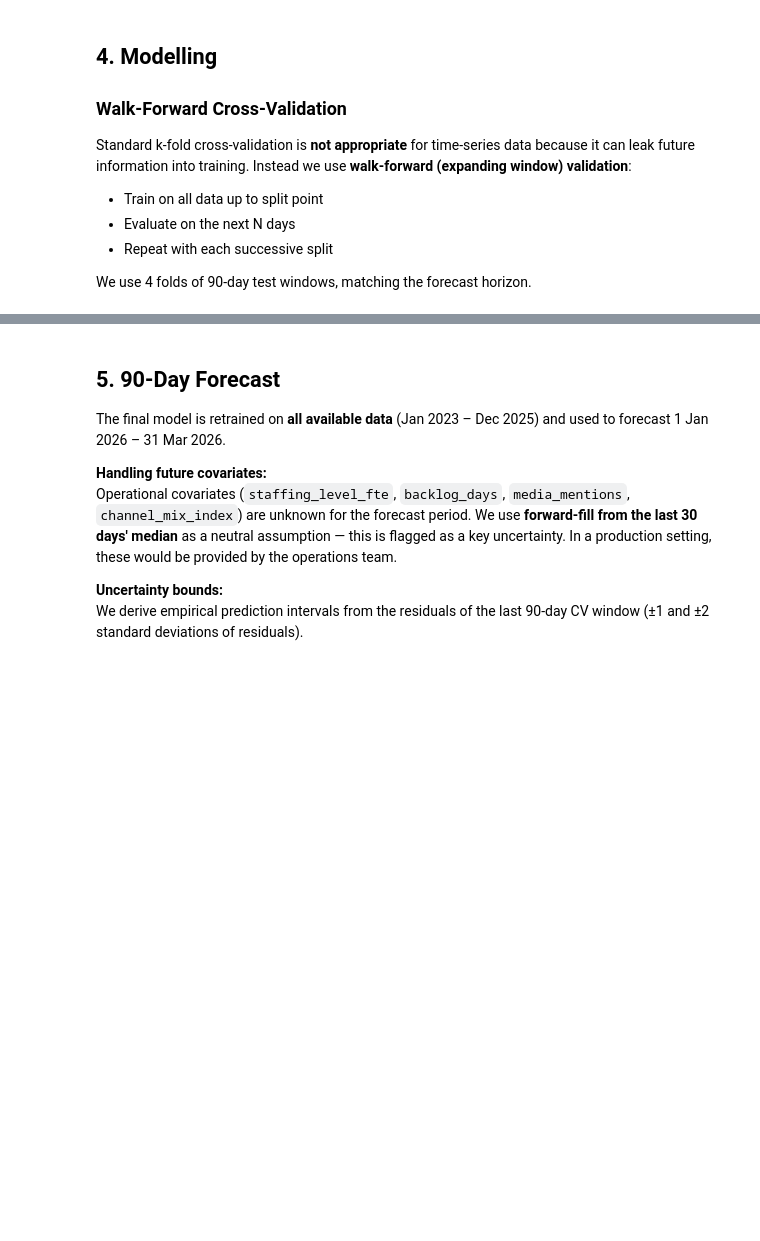
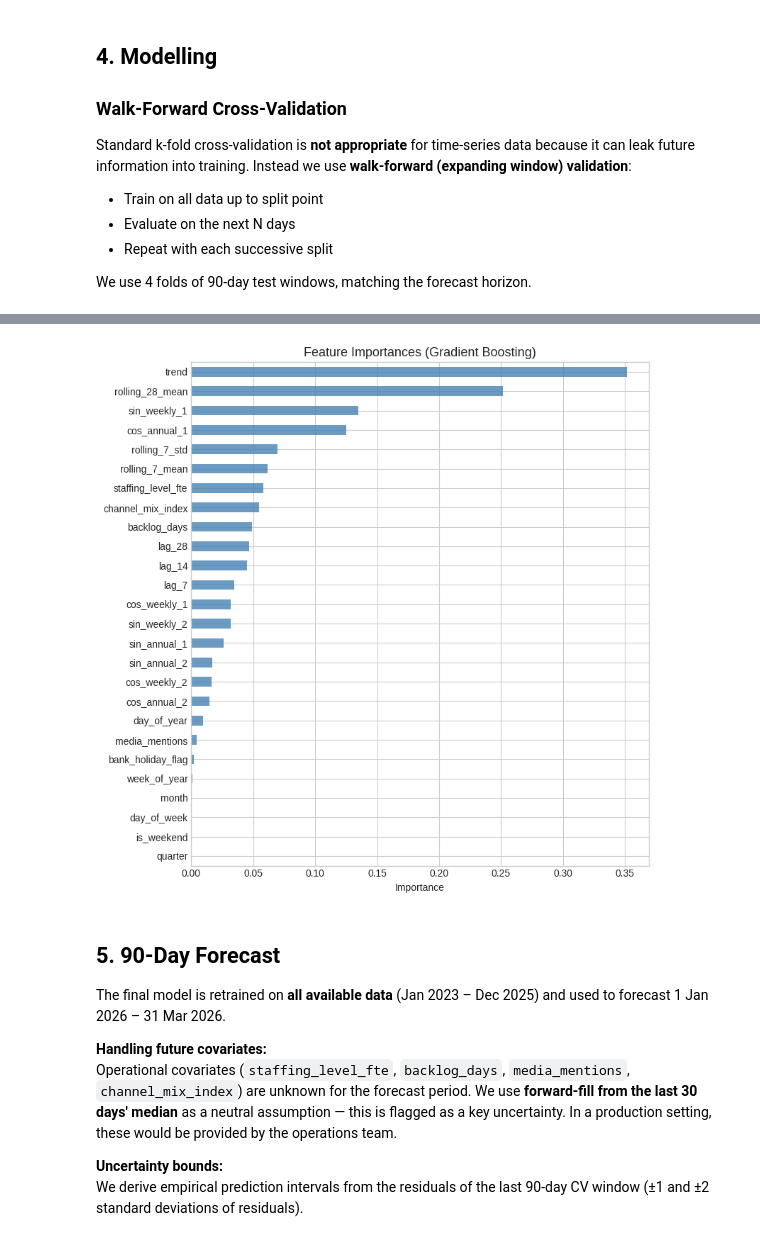
Before and after one commit to dhivyarajan2906-web/phso-complaint-forecasting, a Jupyter notebook: phso_complaints_forecast.ipynb, the cells around one changed output, grey strips where cells are left out. Drawn from its saved outputs; the diff is of its cells as text; code cells hidden in the pictures; blank space fills up the shorter version.

```diff
--- a/phso_complaints_forecast.ipynb
+++ b/phso_complaints_forecast.ipynb
@@ -393,22 +464,28 @@ plt.show()
 # %%
 # ── Feature importance ────────────────────────────────────────────────────────
 # Refit on full data to get importances
 hgb_full = HistGradientBoostingRegressor(
     max_iter=500, max_depth=4, learning_rate=0.05,
     l2_regularization=1.0, min_samples_leaf=10, random_state=RANDOM_STATE
 )
 hgb_full.fit(X, y)
 
-importances = pd.Series(hgb_full.feature_importances_, index=ALL_FEATURES)
+# Use permutation importance as HistGradientBoostingRegressor does not have .feature_importances_
+from sklearn.inspection import permutation_importance
+
+result = permutation_importance(hgb_full, X, y, n_repeats=10, random_state=RANDOM_STATE, n_jobs=-1)
+importances = pd.Series(result.importances_mean, index=ALL_FEATURES)
 importances = importances.sort_values(ascending=True)
 
 fig, ax = plt.subplots(figsize=(8, 8))
 importances.plot(kind='barh', ax=ax, color='steelblue', alpha=0.8)
 ax.set_title('Feature Importances (Gradient Boosting)', fontsize=13)
 ax.set_xlabel('Importance')
 plt.tight_layout()
 plt.savefig('feature_importances.png', dpi=120, bbox_inches='tight')
 plt.show()
+# %% [output]
+[figure, added]
 # %% [markdown]
 ## 5. 90-Day Forecast
 
```
Also changed, not shown: parts of 18 cells of this notebook.
